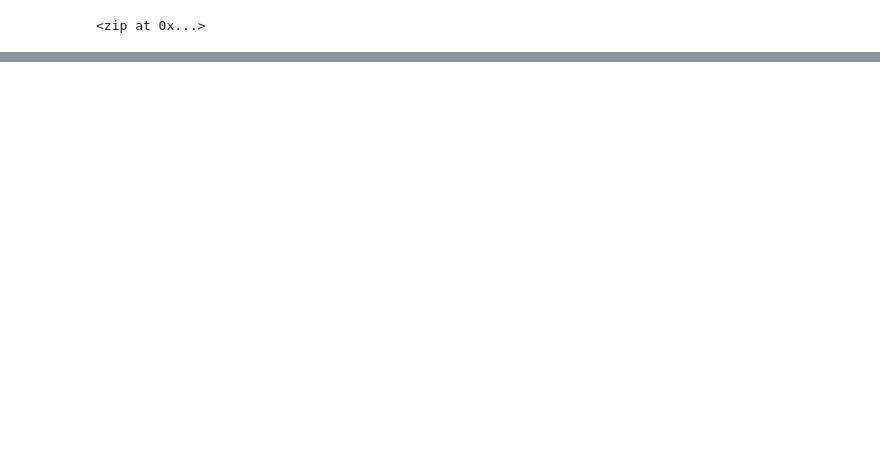
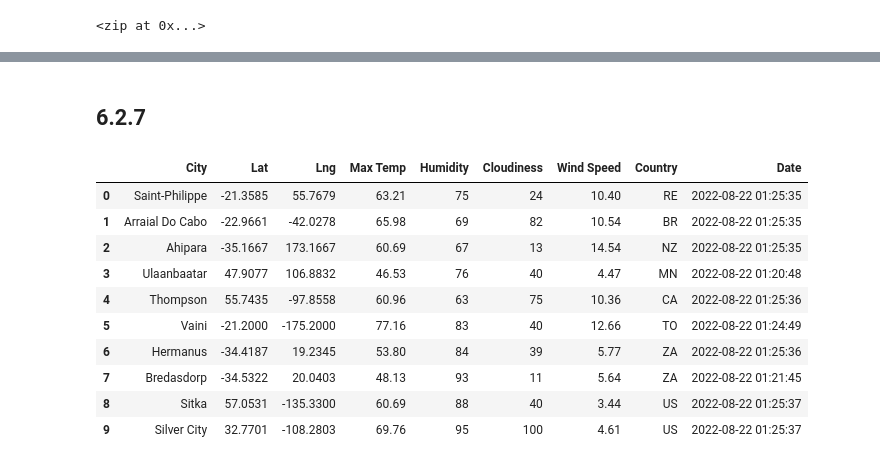
Before and after one commit to aggarwaljuh/World_Weather_Analysis, a Jupyter notebook: WeatherPy.ipynb, the cells around one changed output, grey strips where cells are left out. Drawn from its saved outputs; the diff is of its cells as text; code cells hidden in the pictures; blank space fills up the shorter version.

```diff
--- a/WeatherPy.ipynb
+++ b/WeatherPy.ipynb
@@ -75,0 +63,10 @@ len(cities)
+# %%
+import time
+from datetime import datetime
+# Import the requests library.
+import requests
+
+# Import the API key.
+from config import weather_api_key
+url = "http://api.openweathermap.org/data/2.5/weather?units=Imperial&APPID=" + weather_api_key
+print(url)
@@ -75,0 +75,9 @@ len(cities)
+# %%
+city_data = []
+# Print the beginning of the logging.
+print("Beginning Data Retrieval     ")
+print("-----------------------------")
+
+# Create counters.
+record_count = 1
+set_count = 1
@@ -75,0 +148,17 @@ len(cities)
+# %% [markdown]
+## 6.2.7
+# %%
+city_data_df = pd.DataFrame(city_data)
+city_data_df.head(10)
+# %% [output]
+|  | City | Lat | Lng | Max Temp | Humidity | Cloudiness | Wind Speed | Country | Date |
+| 0 | Saint-Philippe | -21.3585 | 55.7679 | 63.21 | 75 | 24 | 10.40 | RE | 2022-08-22 01:25:35 |
+| 1 | Arraial Do Cabo | -22.9661 | -42.0278 | 65.98 | 69 | 82 | 10.54 | BR | 2022-08-22 01:25:35 |
+| 2 | Ahipara | -35.1667 | 173.1667 | 60.69 | 67 | 13 | 14.54 | NZ | 2022-08-22 01:25:35 |
+| 3 | Ulaanbaatar | 47.9077 | 106.8832 | 46.53 | 76 | 40 | 4.47 | MN | 2022-08-22 01:20:48 |
+| 4 | Thompson | 55.7435 | -97.8558 | 60.96 | 63 | 75 | 10.36 | CA | 2022-08-22 01:25:36 |
+| 5 | Vaini | -21.2000 | -175.2000 | 77.16 | 83 | 40 | 12.66 | TO | 2022-08-22 01:24:49 |
+| 6 | Hermanus | -34.4187 | 19.2345 | 53.80 | 84 | 39 | 5.77 | ZA | 2022-08-22 01:25:36 |
+| 7 | Bredasdorp | -34.5322 | 20.0403 | 48.13 | 93 | 11 | 5.64 | ZA | 2022-08-22 01:21:45 |
+| 8 | Sitka | 57.0531 | -135.3300 | 60.69 | 88 | 40 | 3.44 | US | 2022-08-22 01:25:37 |
+| 9 | Silver City | 32.7701 | -108.2803 | 69.76 | 95 | 100 | 4.61 | US | 2022-08-22 01:25:37 |
```
Also changed, not shown: parts of 10 cells of this notebook, 3 other files.
